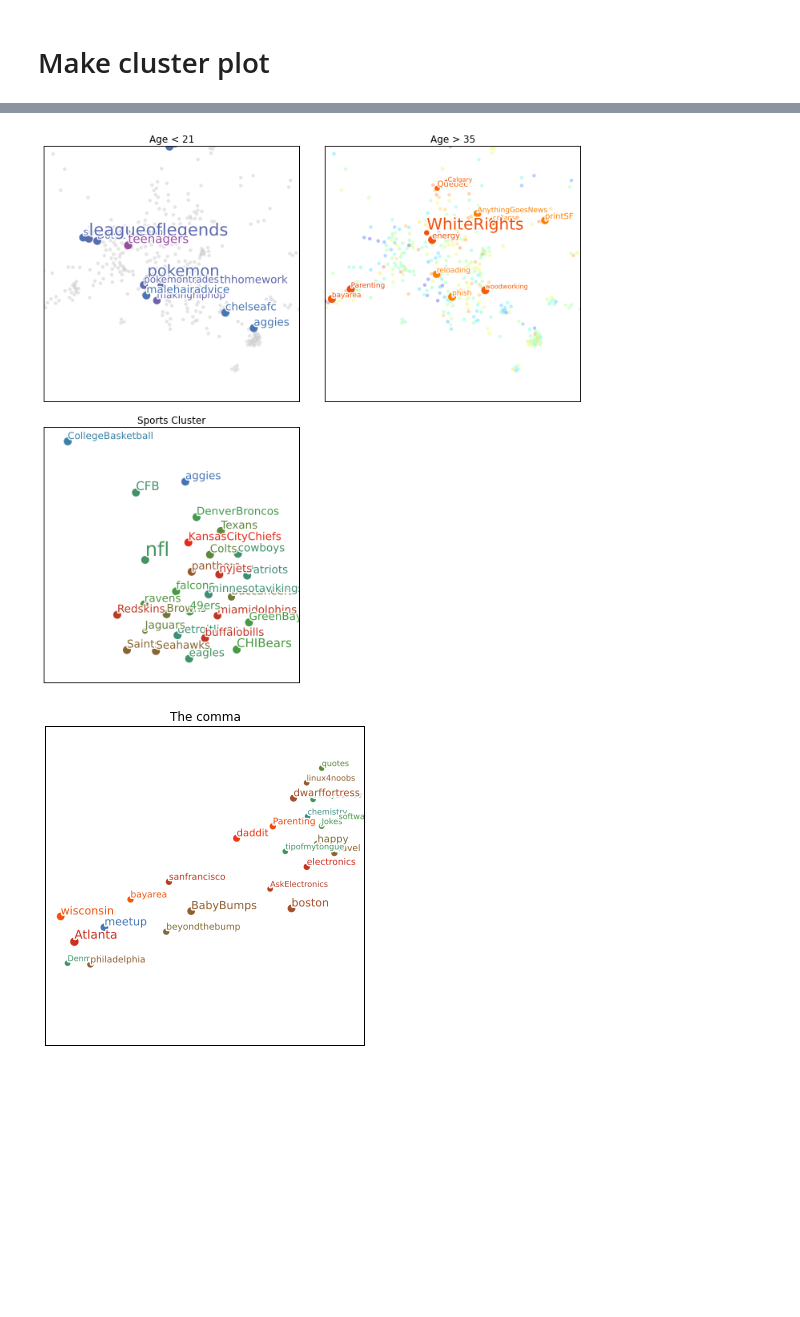
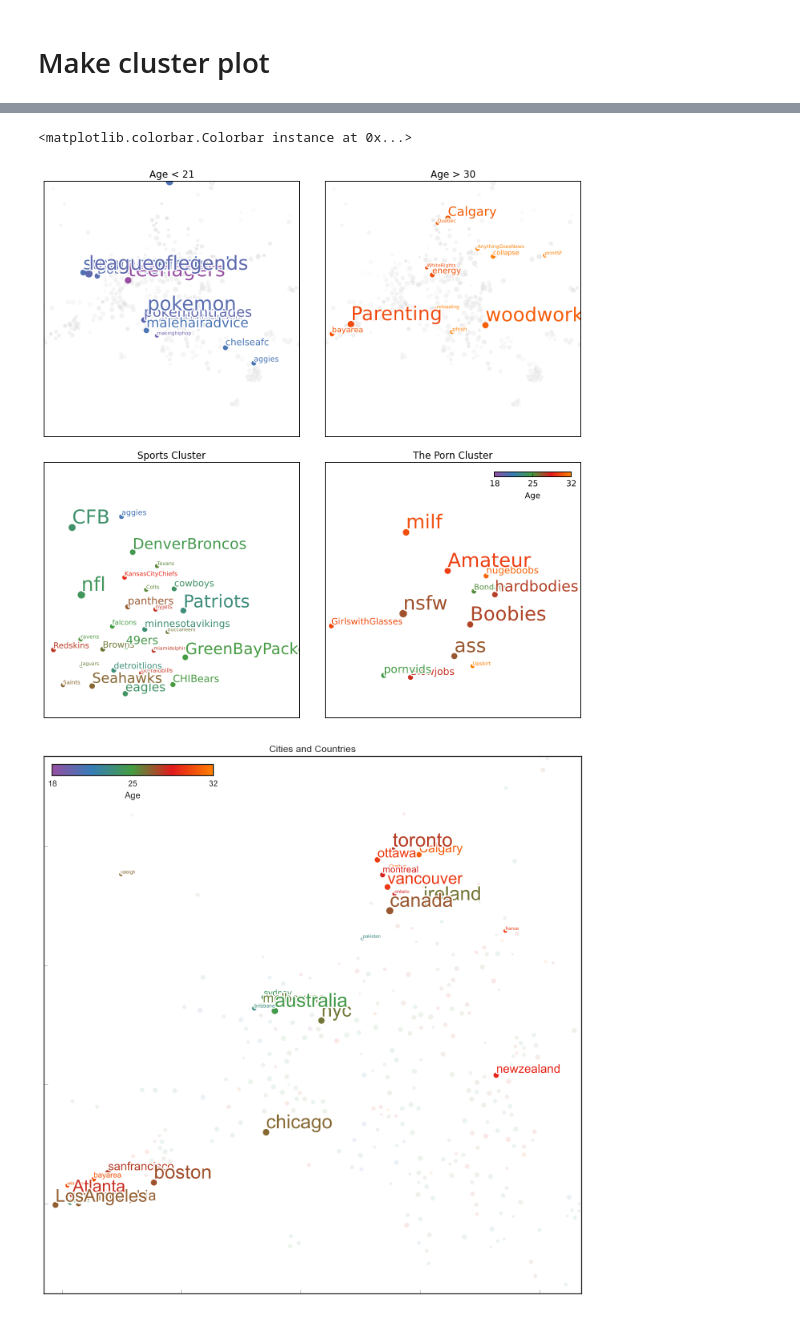
Before and after one commit to ajmendez/explore, a Jupyter notebook: reddit/visualize.ipynb, the cells around one changed output, grey strips where cells are left out. Saved outputs shown, nothing was run; the diff lists cells and outputs as text; code cells hidden in the pictures; blank space fills up the shorter version.

```diff
--- a/reddit/visualize.ipynb
+++ b/reddit/visualize.ipynb
@@ -5,4 +5,8 @@ import pylab
 import numpy as np
 from lxml import etree
 import matplotlib.colors
-from pysurvey.plot import setup, icolorbar, text, box
+from pysurvey.plot import icolorbar, text, box
+from pysurvey.plot import setup_sns as setup
+
+import seaborn as sns
+sns.set_style('white')
@@ -105,2 +66,4 @@ with open('/Users/ajmendez/data/reddit/subreddit_ages.json', 'r') as f:
 # %%
-tree = etree.parse("/Users/ajmendez/Desktop/subreddits.gexf", base_url='http://www.gexf.net/1.2draft')
+tree = etree.parse("/Users/ajmendez/data/reddit/subreddits.gexf", base_url='http://www.gexf.net/1.2draft')
+ns = {'graph': '{http://www.gexf.net/1.2draft}graph'}
+graph = tree.getroot().find(ns['graph'])
@@ -135,6 +71,7 @@ np.min(ages), np.max(ages)
 city_subreddits = ('orlando Quebec Colorado Calgary paris bayarea wisconsin france ottawa houston vancouver '
                    'newzealand Iowa sanantonio montreal ontario Miami mexico Atlanta Seattle sanfrancisco '
                    'toronto nothernireland boston canada LosAngeles philadelphia raleigh chicago sandiego '
+                   'indianapolis Charleston VictoriaBC russia Winnipeg Cleveland Portland NewOrleans australia Maine StLouis pittsburgh HongKong longisland '
                    'japan ireland nyc melbourne tampaDenver Taxans Dallas China sydney Denmark brisbane pakistan').split()
 
 agenorm = matplotlib.colors.Normalize(16, 30, clip=True)
@@ -258,35 +201,47 @@ sub_width = 600
 sub_xoffset = 20
 sub_yoffset = -40
 setup_clusters(sub_width, sub_xoffset, sub_yoffset, figsize=(12,12), subplt=(2,2,1), title='Age < 21')
-plot_cluster(data, vmin=0, vmax=1, cmap=pylab.cm.Greys, alpha=0.1, maxsize=20)
-isage = (data['age'] < 21) & (data['nunique'] > 4)
+plot_cluster(data, cmap=pylab.cm.Greys, alpha=0.1, maxsize=20)
+isage = (data['age'] < 21) & (data['nunique'] > 10)
 sca = plot_cluster(data, isage, sizescale=2.0)
-label_clusters(data, isage, sizescale=3.0)
+label_clusters(data, isage, sizescale=2.0)
 
-setup_clusters(sub_width, sub_xoffset, sub_yoffset, subplt=(2,2,2), title='Age > 35')
-plot_cluster(data, cmap=pylab.cm.jet, alpha=0.3, maxsize=20)
-isage = (data['age'] > 30) & (data['nunique'] > 4)
+setup_clusters(sub_width, sub_xoffset, sub_yoffset, subplt=(2,2,2), title='Age > 30')
+plot_cluster(data, cmap=pylab.cm.Greys, alpha=0.1, maxsize=20)
+isage = (data['age'] > 30) & (data['nunique'] > 10)
 sca = plot_cluster(data, isage, sizescale=2.0)
 label_clusters(data, isage, sizescale=2.0)
 
 sub_width = 60
-sub_xoffset = 400
+sub_xoffset = 430
 sub_yoffset = -330
 setup_clusters(sub_width, sub_xoffset, sub_yoffset, subplt=(2,2,3), title='Sports Cluster')
-plot_cluster(data, vmin=0, vmax=1, cmap=pylab.cm.Greys, alpha=0.1, maxsize=20)
-isage = (data['size'] > 3)
+plot_cluster(data, cmap=pylab.cm.Greys, alpha=0.1, maxsize=20)
+isage = (data['nunique'] > 10)
 sca = plot_cluster(data, isage, sizescale=2.0)
-label_clusters(data, isage, sizescale=3.0)
+label_clusters(data, isage, sizescale=2.0)
+
+sub_width = 70
+sub_xoffset = 1000
+sub_yoffset = 150
+setup_clusters(sub_width, sub_xoffset, sub_yoffset, subplt=(2,2,4), title='The Porn Cluster')
+plot_cluster(data, cmap=pylab.cm.Greys, alpha=0.1, maxsize=20)
+isage = (data['nunique'] > 5) & (data['age'] > 0)
+sca = plot_cluster(data, isage, sizescale=2.0)
+label_clusters(data, isage, sizescale=2.0)
+icolorbar(sca, loc=1)
 # %% [output]
+<matplotlib.colorbar.Colorbar instance at 0x...>
-[figure, old version]
+[figure, new version]
 # %%
-sub_width = 100
-sub_xoffset = -500
-sub_yoffset = -150
-setup_clusters(sub_width, sub_xoffset, sub_yoffset, figsize=(12,12), subplt=(2,2,1), title='The comma')
-plot_cluster(data, vmin=0, vmax=1, cmap=pylab.cm.Greys, alpha=0.1, maxsize=20)
-isage = (data['size'] > 3) & (data['age'] > 0)
+sub_width = 450
+sub_xoffset = -180
+sub_yoffset = 100
+setup_clusters(sub_width, sub_xoffset, sub_yoffset, figsize=(12,12),  title='Cities and Countries')
+plot_cluster(data, alpha=0.1, maxsize=20)
+isage = (data['nunique'] > 10) & (data['age'] > 0) & (data['iscity'] ==1)
 sca = plot_cluster(data, isage, sizescale=2.0)
+icolorbar(sca)
 label_clusters(data, isage, sizescale=2.0)
 # %% [output]
-[figure, old version]
+[figure, new version]
```
Also changed, not shown: parts of 18 cells of this notebook.
